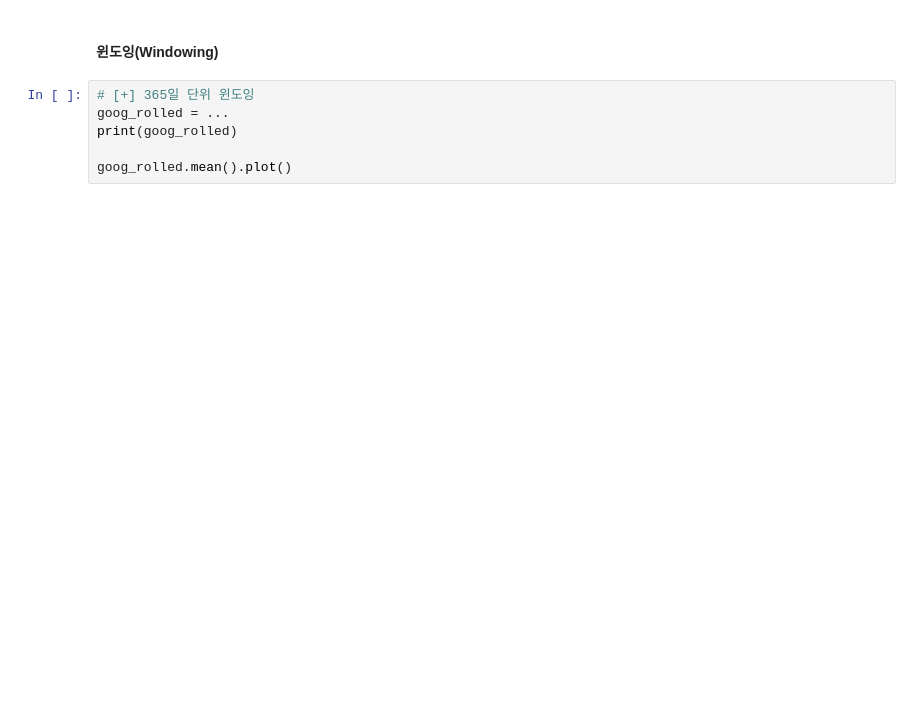
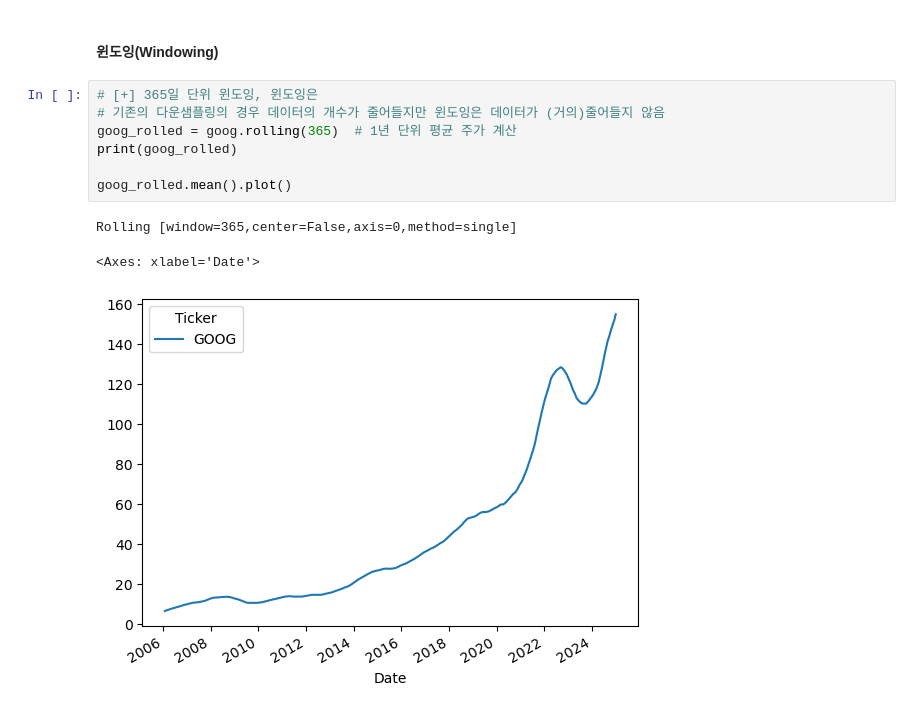
Before and after one commit to yun0-0514/sh320-data-engineering, a Jupyter notebook: ex11_timeseries_specific_operations.ipynb, the cells around one changed output. Saved outputs shown, nothing was run; the diff lists cells and outputs as text; blank space fills up the shorter version.

```diff
--- a/ex11_timeseries_specific_operations.ipynb
+++ b/ex11_timeseries_specific_operations.ipynb
@@ -146,11 +232,16 @@ goog_diff.plot()
 # %% [markdown]
 #### <strong> 윈도잉(Windowing)
 # %%
-# [+] 365일 단위 윈도잉
-goog_rolled = ...
+# [+] 365일 단위 윈도잉, 윈도잉은
+# 기존의 다운샘플링의 경우 데이터의 개수가 줄어들지만 윈도잉은 데이터가 (거의)줄어들지 않음
+goog_rolled = goog.rolling(365)  # 1년 단위 평균 주가 계산
 print(goog_rolled)
 
 goog_rolled.mean().plot()
+# %% [output]
+Rolling [window=365,center=False,axis=0,method=single]
+<Axes: xlabel='Date'>
+[figure, added]
 # %%
 data = pd.DataFrame({'input': goog.values.flatten(),
                      # moving average
```
Also changed, not shown: parts of 9 cells of this notebook.
